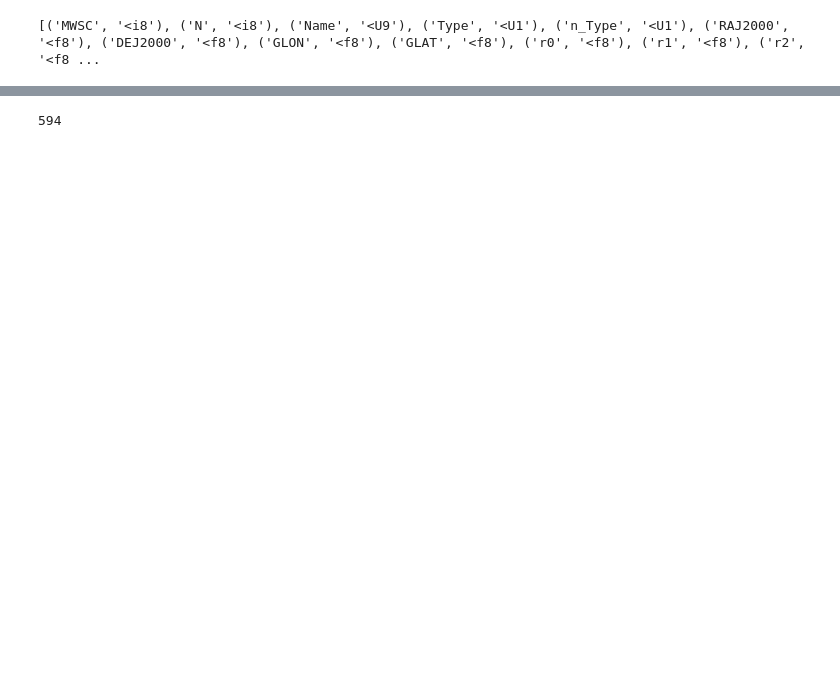
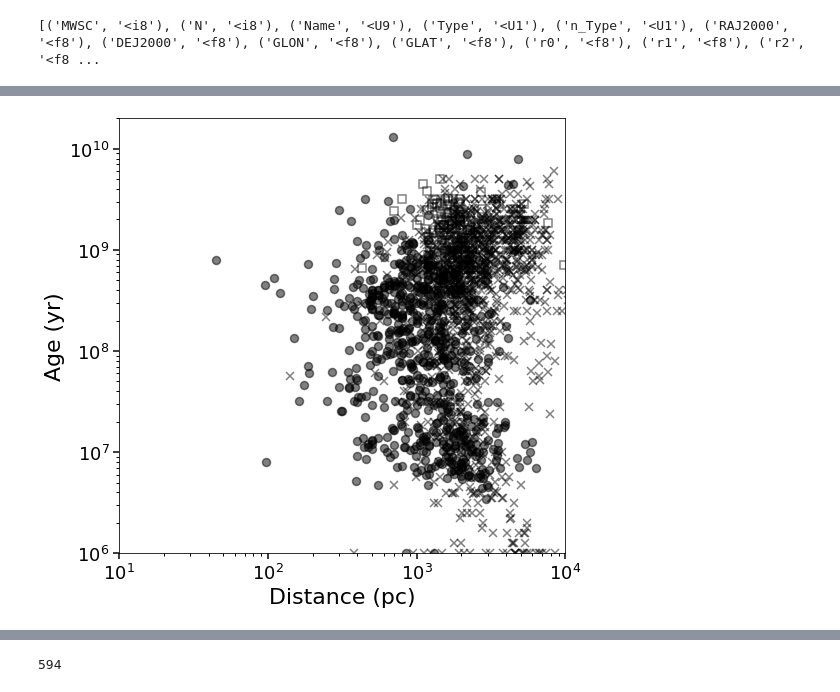
Before and after one commit to stephtdouglas/cluster_figs, a Jupyter notebook: cluster_figs.ipynb, the cells around one changed output, grey strips where cells are left out. Saved outputs shown, nothing was run; the diff lists cells and outputs as text; code cells hidden in the pictures; blank space fills up the shorter version.

```diff
--- a/cluster_figs.ipynb
+++ b/cluster_figs.ipynb
@@ -223,0 +186,20 @@ plt.savefig("all_clusters_age_dist_hypra_all.png",bbox_inches="tight",dpi=300)
+# %%
+plt.figure(figsize=single_figure)
+ax = plt.subplot(111)
+
+ax.plot(khar["d"],10**khar["logt"],'x',alpha=0.5,color="k")
+ax.plot(schm["d"],10**schm["logt"],'s',mfc="none",alpha=0.5,color="k")
+ax.plot(webda["Dist"],10**webda["Age"],'o',alpha=0.5,color="k")
+
+ax.set_xscale("log")
+ax.set_yscale("log")
+
+ax.set_xlim(10,1e4)
+ax.set_ylim(1e6,2e10)
+
+ax.set_xlabel("Distance (pc)")
+ax.set_ylabel("Age (yr)")
+
+plt.savefig("all_clusters_age_dist.png",bbox_inches="tight",dpi=300)
+# %% [output]
+[figure, added]
```
Also changed, not shown: parts of 22 cells of this notebook.
